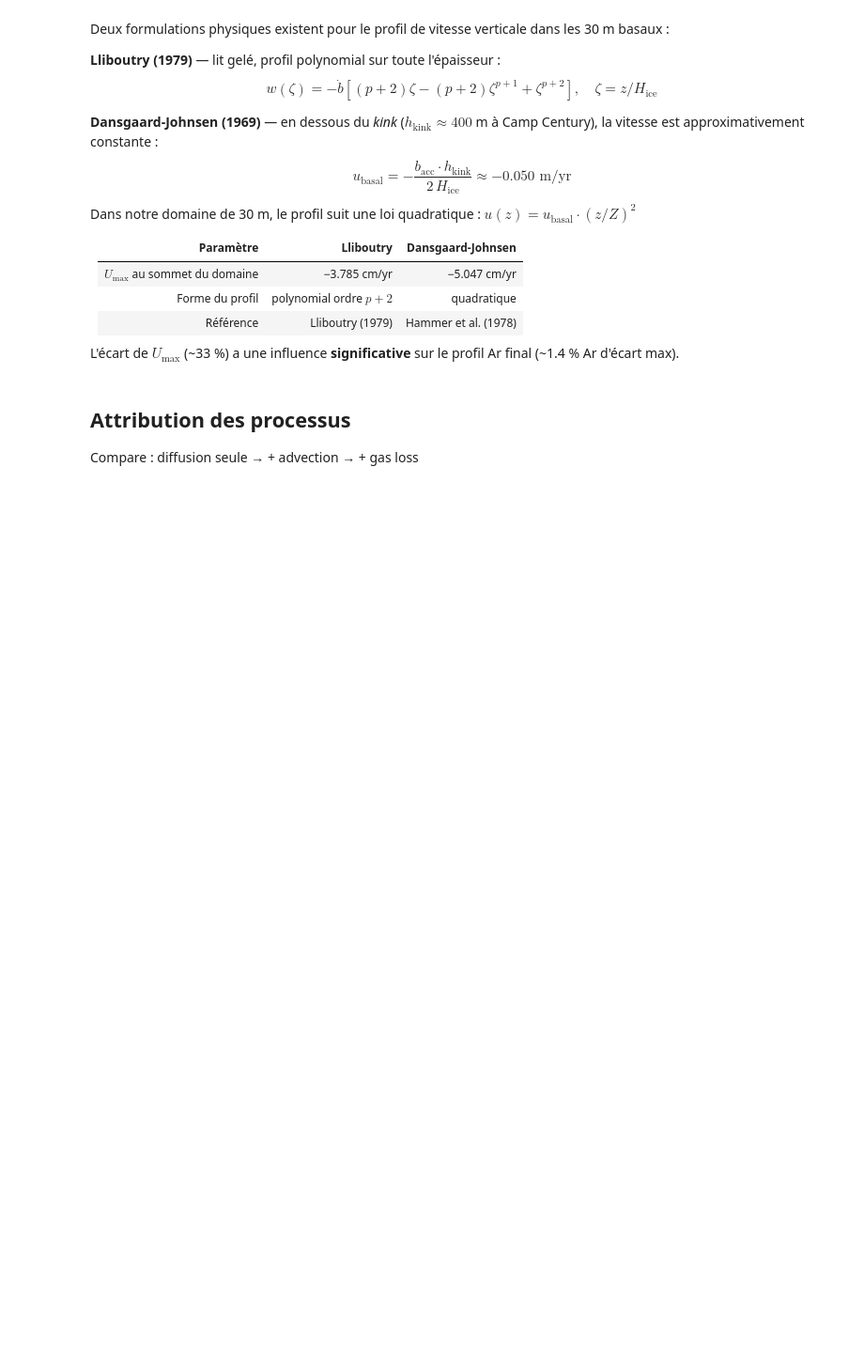
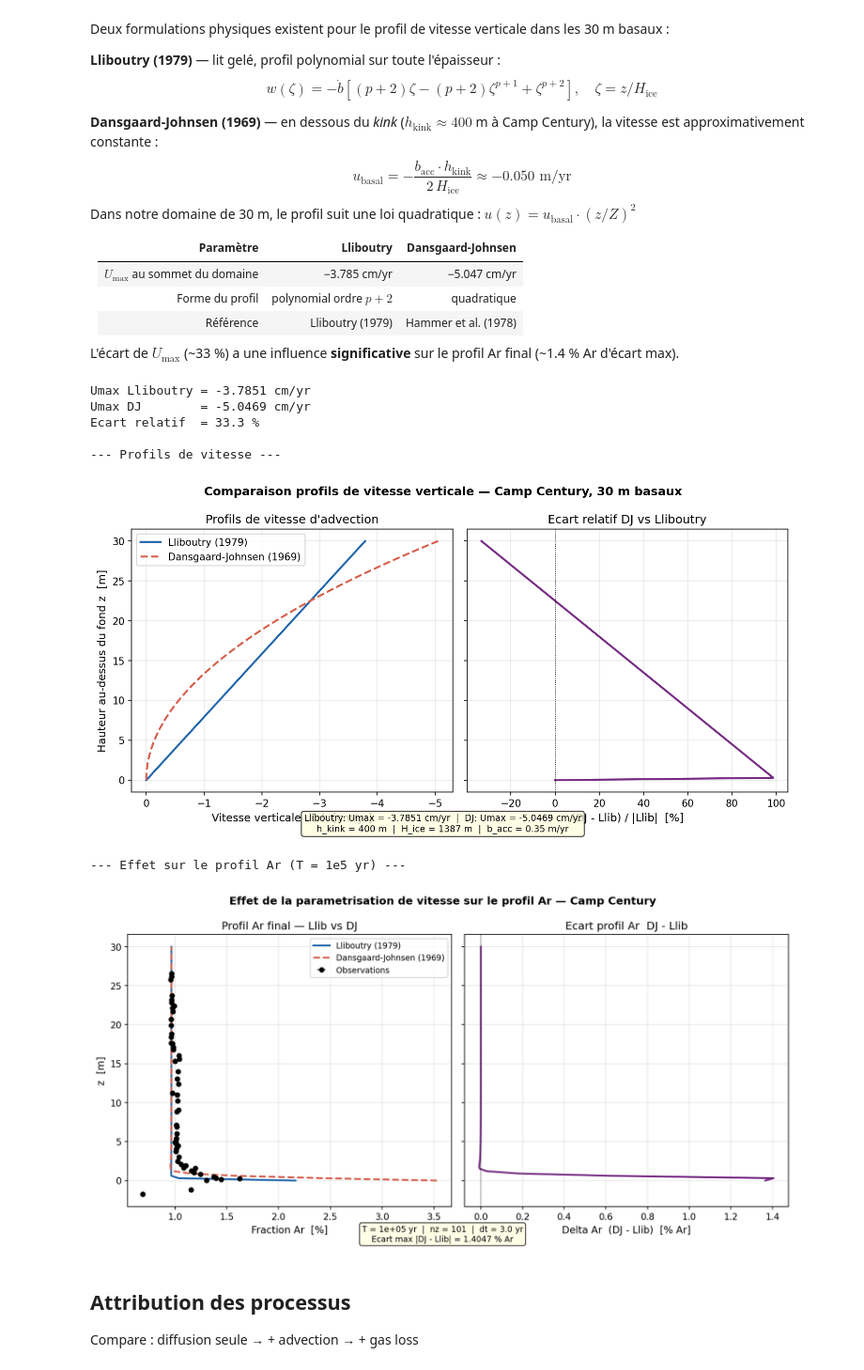
Before and after one commit to GLACEmodel/GLACE, a Jupyter notebook: notebooks/exploration.ipynb, the cells around one changed output. Shown at 94% size. Saved outputs shown, nothing was run; the diff lists cells and outputs as text; code cells hidden in the pictures; blank space fills up the shorter version.

```diff
--- a/notebooks/exploration.ipynb
+++ b/notebooks/exploration.ipynb
@@ -382,18 +251,27 @@ L'écart de $U_{\text{max}}$ (~33 %) a une influence **significative** sur le pr
 # %%
 from IPython.display import Image, display
 from glace.physics import velocity_dansgaard_johnsen, velocity_lliboutry
 
 h_kink = 400.0  # m — Hammer et al. (1978)
 u_llib_top = velocity_lliboutry(np.array([Z]), H_ice, b_acc, p_llib)[0]
 u_dj_basal = -b_acc * h_kink / (2.0 * H_ice)
 print(f'Umax Lliboutry = {u_llib_top*100:.4f} cm/yr')
 print(f'Umax DJ        = {u_dj_basal*100:.4f} cm/yr')
 print(f'Ecart relatif  = {abs(u_dj_basal - u_llib_top)/abs(u_llib_top)*100:.1f} %')
 print()
 print('--- Profils de vitesse ---')
-display(Image(filename='figures/fig_velocity_comparison.png', width=750))
+display(Image(filename='../figures/fig_velocity_comparison.png', width=750))
 print('--- Effet sur le profil Ar (T = 1e5 yr) ---')
-display(Image(filename='figures/fig_DJ_vs_llib_Ar.png', width=750))
+display(Image(filename='../figures/fig_DJ_vs_llib_Ar.png', width=750))
+# %% [output]
+Umax Lliboutry = -3.7851 cm/yr
+Umax DJ        = -5.0469 cm/yr
+Ecart relatif  = 33.3 %
+
+--- Profils de vitesse ---
+[figure, added]
+--- Effet sur le profil Ar (T = 1e5 yr) ---
+[figure, added]
 # %% [markdown]
 ## Attribution des processus
 Compare : diffusion seule → + advection → + gas loss
```
Also changed, not shown: parts of 17 cells of this notebook.
